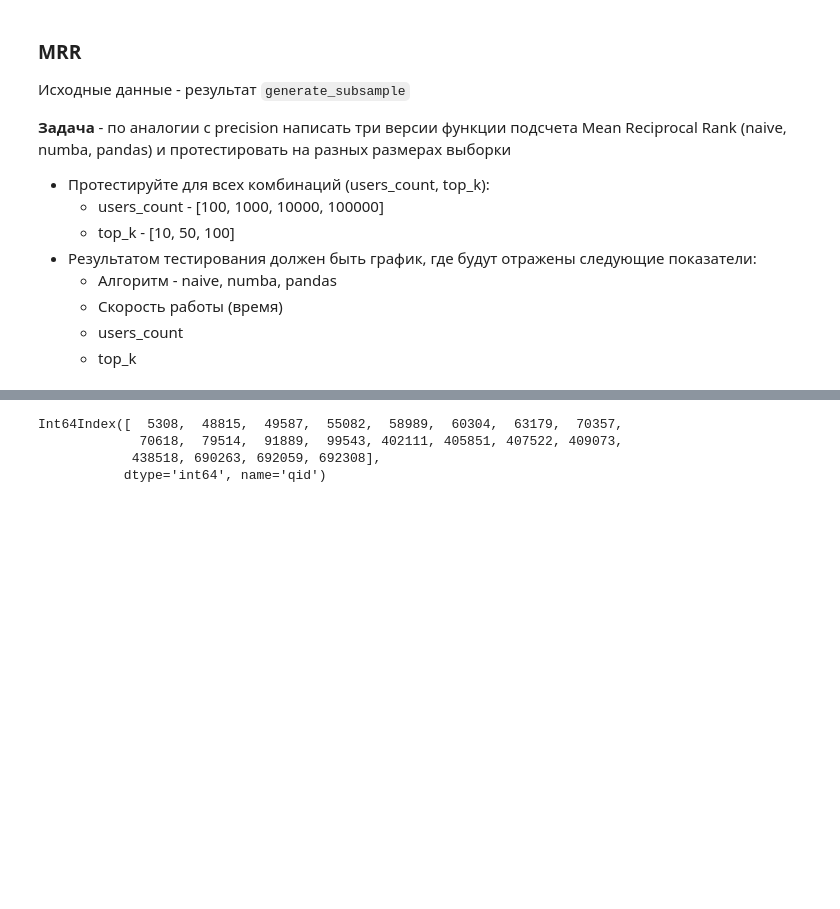
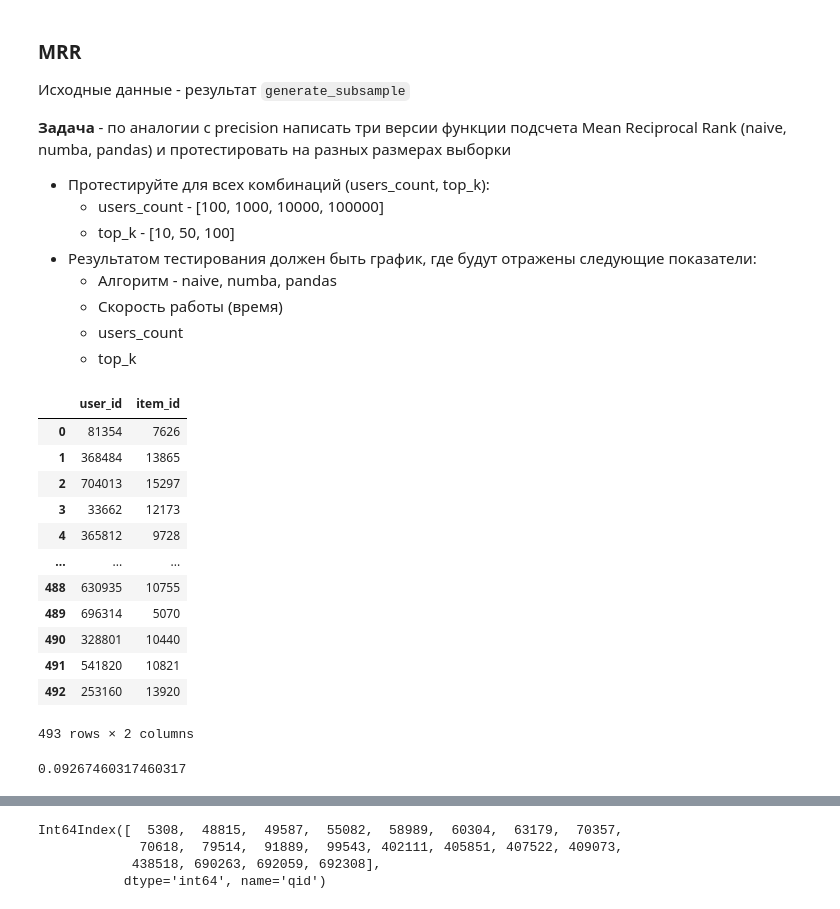
Before and after one commit to feldlime/RecoServiceTemplate, a Jupyter notebook: notebooks/hw2/Practice_2_2_Metrics.ipynb, the cells around one changed output, grey strips where cells are left out. Drawn from its saved outputs; the diff is of its cells as text; code cells hidden in the pictures; blank space fills up the shorter version.

```diff
--- a/notebooks/hw2/Practice_2_2_Metrics.ipynb
+++ b/notebooks/hw2/Practice_2_2_Metrics.ipynb
@@ -637,0 +627,16 @@ $$pBreak = 0.15$$
+# %%
+df
+# %% [output]
+|  | user_id | item_id |
+| 0 | 81354 | 7626 |
+| 1 | 368484 | 13865 |
+| 2 | 704013 | 15297 |
+| 3 | 33662 | 12173 |
+| 4 | 365812 | 9728 |
+| ... | ... | ... |
+| 488 | 630935 | 10755 |
+| 489 | 696314 | 5070 |
+| 490 | 328801 | 10440 |
+| 491 | 541820 | 10821 |
+| 492 | 253160 | 13920 |
+493 rows × 2 columns
@@ -637,0 +667,4 @@ $$pBreak = 0.15$$
+# %%
+mrr_numba(df_s.values, users_s, recs_s)
+# %% [output]
+0.09267460317460317
```
Also changed, not shown: parts of 22 cells of this notebook, 4 other files.
